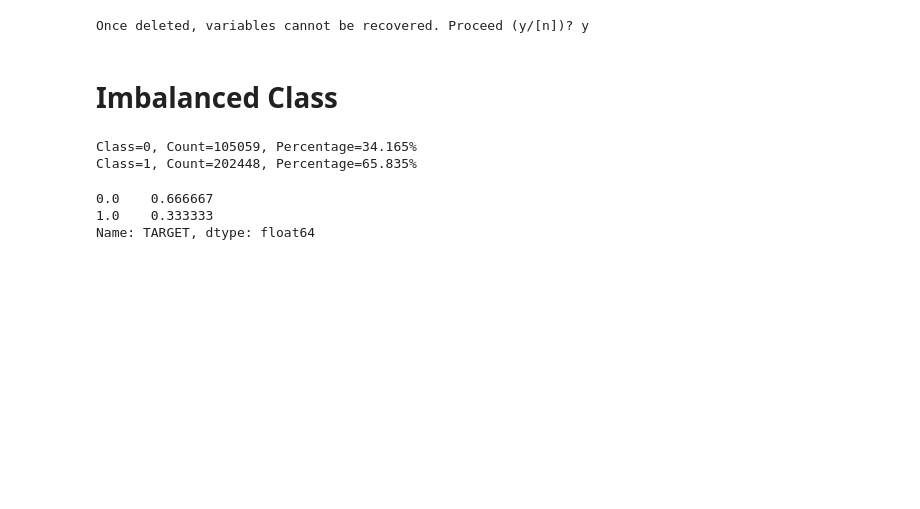
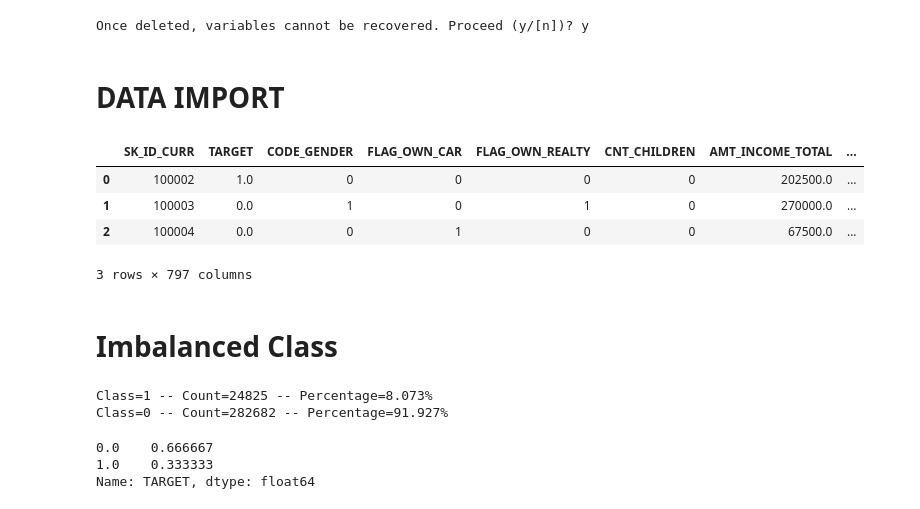
Before and after one commit to TomatoKetchoup/implement_scoring_loan, a Jupyter notebook: notebook/scoring_loan.ipynb, the cells around one changed output. Drawn from its saved outputs; the diff is of its cells as text; code cells hidden in the pictures; blank space fills up the shorter version.

```diff
--- a/notebook/scoring_loan.ipynb
+++ b/notebook/scoring_loan.ipynb
@@ -54,2 +52,12 @@ from xgboost import XGBClassifier
+# %% [markdown]
+# DATA IMPORT
 # %%
 df = pd.read_csv('C:/Users/td/implement_scoring_loan/notebook/data_cleaned.csv')
+# %%
+df.head(3)
+# %% [output]
+|  | SK_ID_CURR | TARGET | CODE_GENDER | FLAG_OWN_CAR | FLAG_OWN_REALTY | CNT_CHILDREN | AMT_INCOME_TOTAL | ... |
+| 0 | 100002 | 1.0 | 0 | 0 | 0 | 0 | 202500.0 | ... |
+| 1 | 100003 | 0.0 | 1 | 0 | 1 | 0 | 270000.0 | ... |
+| 2 | 100004 | 0.0 | 0 | 1 | 0 | 0 | 67500.0 | ... |
+3 rows × 797 columns
@@ -57,13 +69,10 @@ df = pd.read_csv('C:/Users/td/implement_scoring_loan/notebook/data_cleaned.csv')
 # Imbalanced Class
 # %%
 # summarize the class distribution
-from collections import Counter
-
-target = df.values[:,2]
-counter = Counter(target)
+counter = Counter(y)
 for k,v in counter.items():
-    per = v / len(target) * 100
-    print('Class=%d, Count=%d, Percentage=%.3f%%' % (k, v, per))
+    per = v / len(y) * 100
+    print('Class=%d -- Count=%d -- Percentage=%.3f%%' % (k, v, per))
 # %% [output]
-Class=0, Count=105059, Percentage=34.165%
-Class=1, Count=202448, Percentage=65.835%
+Class=1 -- Count=24825 -- Percentage=8.073%
+Class=0 -- Count=282682 -- Percentage=91.927%
```
Also changed, not shown: parts of 53 cells of this notebook.
